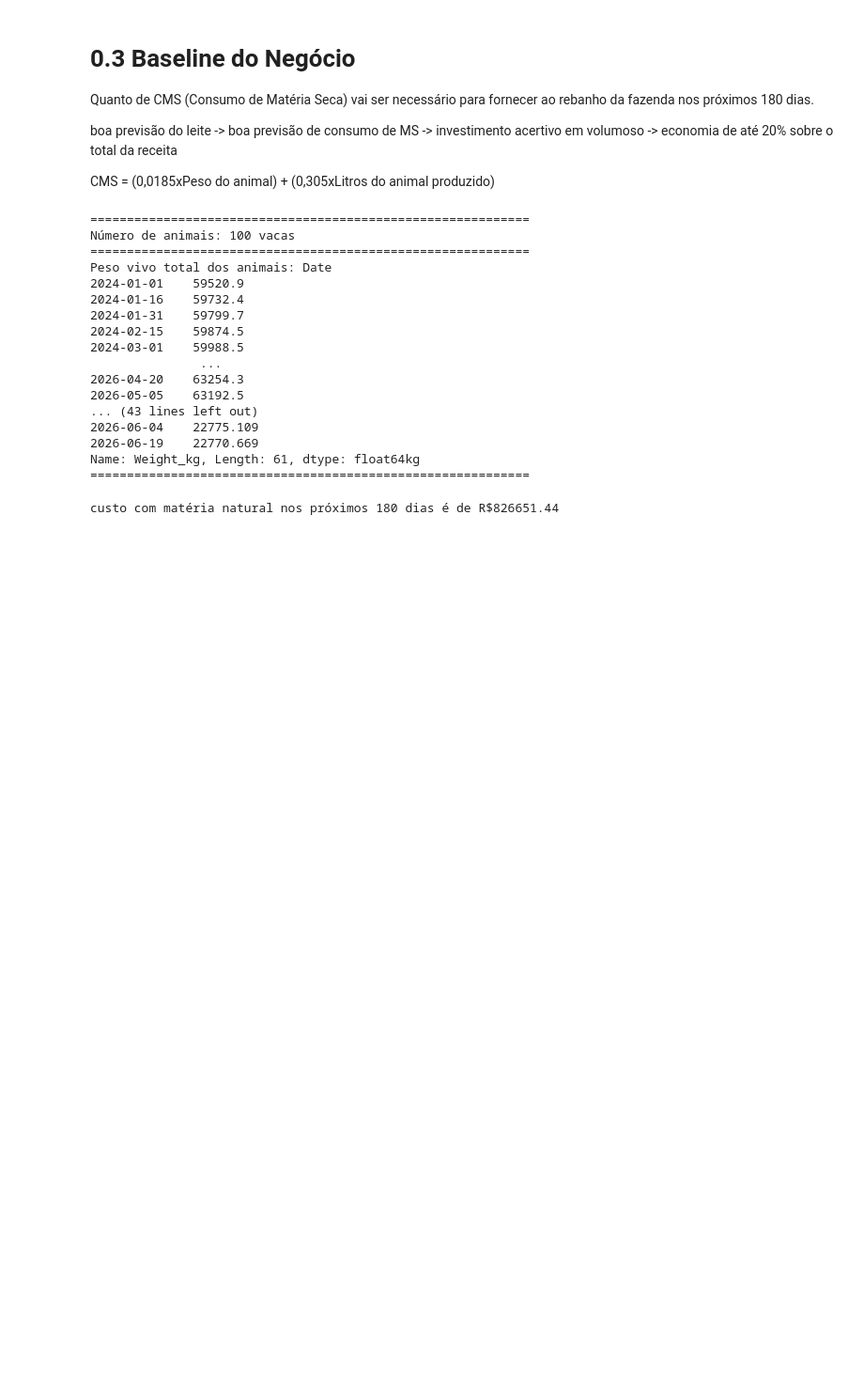
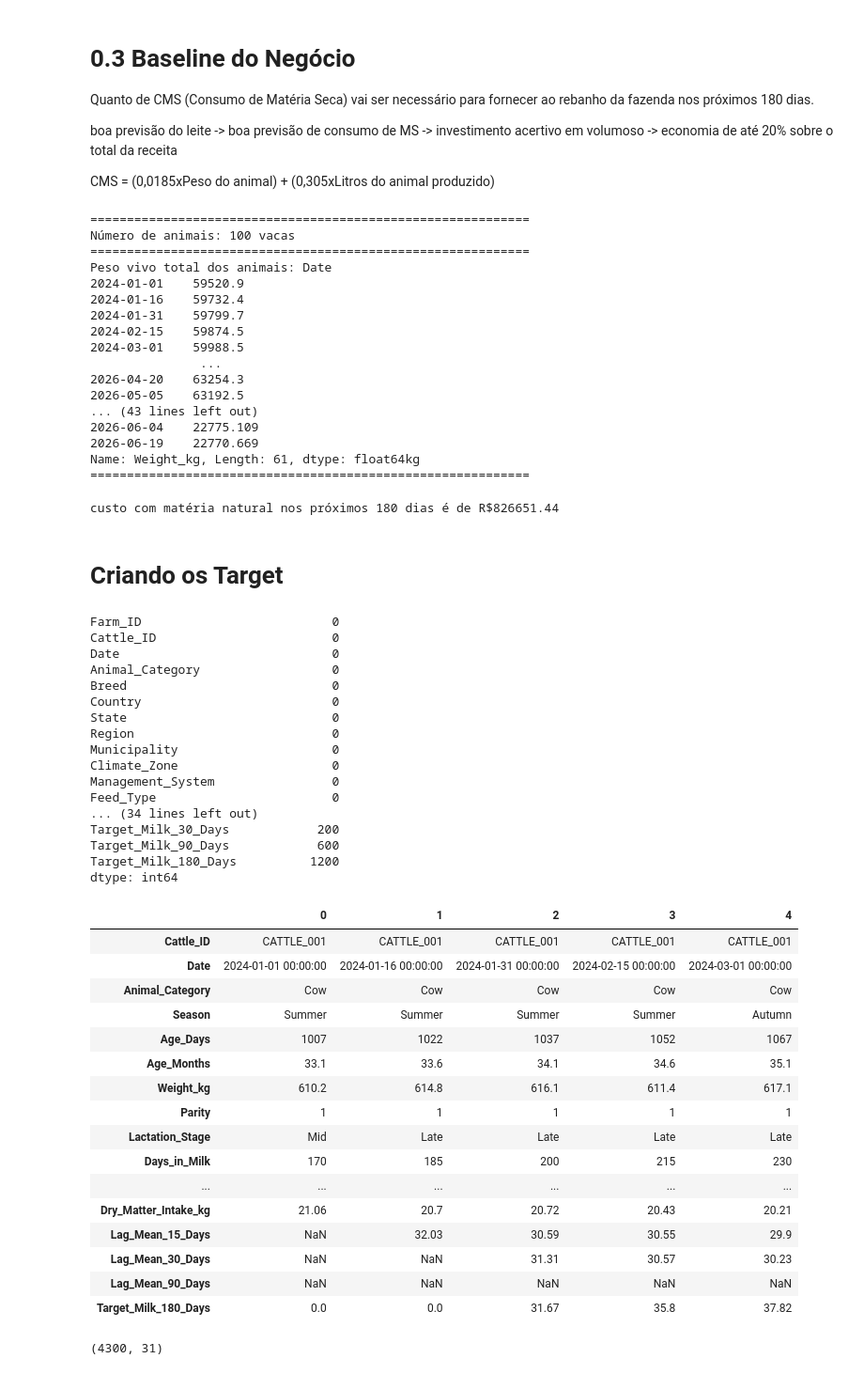
Before and after one commit to lucasffreitasds/projeto_milk_predict_180, a Jupyter notebook: projeto_milk_predict_180.ipynb, the cells around one changed output. Shown at 94% size. Cells and saved outputs as stored; diff of their text form; code cells hidden in the pictures; blank space fills up the shorter version.

```diff
--- a/projeto_milk_predict_180.ipynb
+++ b/projeto_milk_predict_180.ipynb
@@ -119,3 +119,57 @@ custo_CMN_180d.sum()
 print(f'custo com matéria natural nos próximos 180 dias é de R${custo_CMN_180d.sum():.2f}')
 # %% [output]
 custo com matéria natural nos próximos 180 dias é de R$826651.44
+# %% [markdown]
+# Criando os Target
+# %%
+print(df.isna().sum())
+df.shape
+
+df1 = df.copy()
+
+#tirando as colunas que resolvemos não trabalhar
+df1 = df1.drop(['Lag_Mean_180_Days', 'Target_Milk_15_Days', 'Target_Milk_30_Days', 'Target_Milk_90_Days',
+                'Farm_ID', 'Breed', 'Country', 'State', 'Region', 'Municipality', 'Management_System',
+                'Lot', 'Milking_Interval_hrs', 'Housing_Score', 'Grazing_Duration_hrs', 'Climate_Zone', 'Feed_Type', 'Lactation_Status'], axis=1)
+# %% [output]
+Farm_ID                          0
+Cattle_ID                        0
+Date                             0
+Animal_Category                  0
+Breed                            0
+Country                          0
+State                            0
+Region                           0
+Municipality                     0
+Climate_Zone                     0
+Management_System                0
+Feed_Type                        0
+... (34 lines left out)
+Target_Milk_30_Days            200
+Target_Milk_90_Days            600
+Target_Milk_180_Days          1200
+dtype: int64
+|  | 0 | 1 | 2 | 3 | 4 |
+| Cattle_ID | CATTLE_001 | CATTLE_001 | CATTLE_001 | CATTLE_001 | CATTLE_001 |
+| Date | 2024-01-01 00:00:00 | 2024-01-16 00:00:00 | 2024-01-31 00:00:00 | 2024-02-15 00:00:00 | 2024-03-01 00:00:00 |
+| Animal_Category | Cow | Cow | Cow | Cow | Cow |
+| Season | Summer | Summer | Summer | Summer | Autumn |
+| Age_Days | 1007 | 1022 | 1037 | 1052 | 1067 |
+| Age_Months | 33.1 | 33.6 | 34.1 | 34.6 | 35.1 |
+| Weight_kg | 610.2 | 614.8 | 616.1 | 611.4 | 617.1 |
+| Parity | 1 | 1 | 1 | 1 | 1 |
+| Lactation_Stage | Mid | Late | Late | Late | Late |
+| Days_in_Milk | 170 | 185 | 200 | 215 | 230 |
+| ... | ... | ... | ... | ... | ... |
+| Dry_Matter_Intake_kg | 21.06 | 20.7 | 20.72 | 20.43 | 20.21 |
+| Lag_Mean_15_Days | NaN | 32.03 | 30.59 | 30.55 | 29.9 |
+| Lag_Mean_30_Days | NaN | NaN | 31.31 | 30.57 | 30.23 |
+| Lag_Mean_90_Days | NaN | NaN | NaN | NaN | NaN |
+| Target_Milk_180_Days | 0.0 | 0.0 | 31.67 | 35.8 | 37.82 |
+# %%
+#apagando as linhas que contém NaN
+df1 = df1.dropna(subset = ['Target_Milk_180_Days', 'Lag_Mean_90_Days'])
+
+df1.shape
+# %% [output]
+(4300, 31)
```
Also changed, not shown: parts of 3 cells of this notebook.
